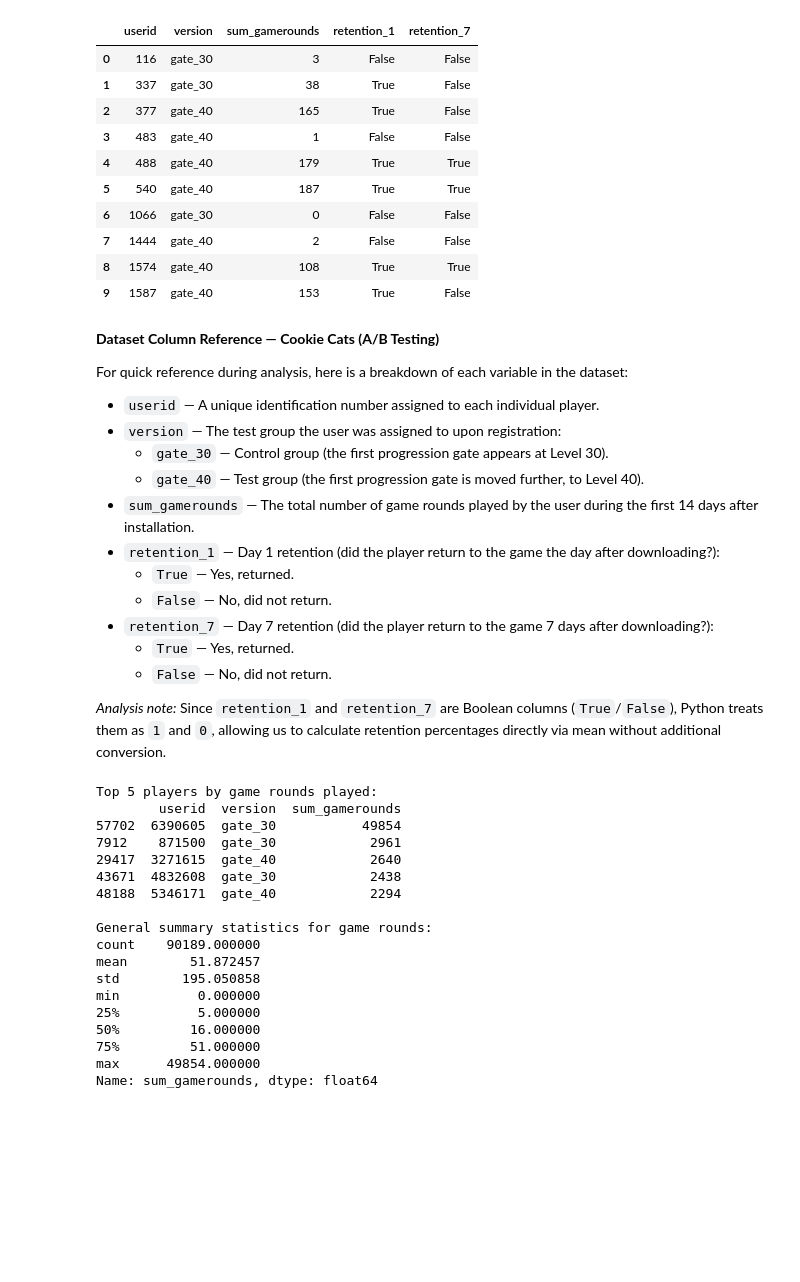
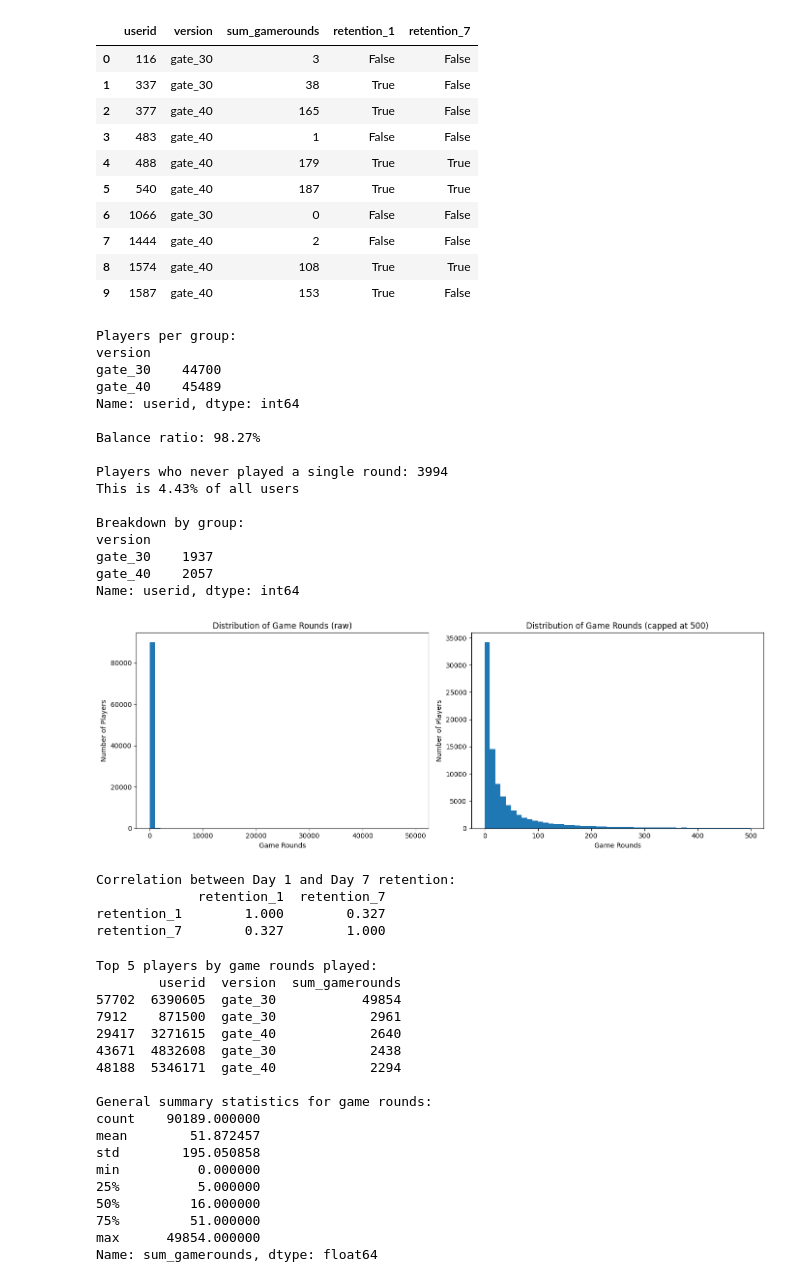
Before and after one commit to tkach-viktoriia/cookie-cats-ab-test, a Jupyter notebook: cookie_cats_ab_test.ipynb, the cells around one changed output. Saved outputs shown, nothing was run; the diff lists cells and outputs as text; code cells hidden in the pictures; blank space fills up the shorter version.

```diff
--- a/cookie_cats_ab_test.ipynb
+++ b/cookie_cats_ab_test.ipynb
@@ -20,24 +20,65 @@ Data loaded successfully! Shape: (90189, 5)
 | 7 | 1444 | gate_40 | 2 | False | False |
 | 8 | 1574 | gate_40 | 108 | True | True |
 | 9 | 1587 | gate_40 | 153 | True | False |
-# %% [markdown]
-**Dataset Column Reference — Cookie Cats (A/B Testing)**
-
-For quick reference during analysis, here is a breakdown of each variable in the dataset:
-
-- `userid` — A unique identification number assigned to each individual player.
-- `version` — The test group the user was assigned to upon registration:
-    - `gate_30` — Control group (the first progression gate appears at Level 30).
-    - `gate_40` — Test group (the first progression gate is moved further, to Level 40).
-- `sum_gamerounds` — The total number of game rounds played by the user during the first 14 days after installation.
-- `retention_1` — Day 1 retention (did the player return to the game the day after downloading?):
-    - `True` — Yes, returned.
-    - `False` — No, did not return.
-- `retention_7` — Day 7 retention (did the player return to the game 7 days after downloading?):
-    - `True` — Yes, returned.
-    - `False` — No, did not return.
-
-*Analysis note:* Since `retention_1` and `retention_7` are Boolean columns (`True`/`False`), Python treats them as `1` and `0`, allowing us to calculate retention percentages directly via mean without additional conversion.
+# %%
+import matplotlib.pyplot as plt
+
+# Group size balance
+group_sizes = df.groupby('version')['userid'].count()
+print("Players per group:")
+print(group_sizes)
+print(f"\nBalance ratio: {group_sizes.min() / group_sizes.max():.2%}")
+
+# Zero-round players
+zero_round = df[df['sum_gamerounds'] == 0]
+print(f"\nPlayers who never played a single round: {len(zero_round)}")
+print(f"This is {len(zero_round) / len(df) * 100:.2f}% of all users")
+print("\nBreakdown by group:")
+print(zero_round.groupby('version')['userid'].count())
+
+# Distribution of game rounds
+fig, axes = plt.subplots(1, 2, figsize=(14, 5))
+
+df['sum_gamerounds'].plot(
+    kind='hist', bins=50, ax=axes[0],
+    title='Distribution of Game Rounds (raw)',
+    xlabel='Game Rounds', ylabel='Number of Players'
+)
+
+df[df['sum_gamerounds'] < 500]['sum_gamerounds'].plot(
+    kind='hist', bins=50, ax=axes[1],
+    title='Distribution of Game Rounds (capped at 500)',
+    xlabel='Game Rounds', ylabel='Number of Players'
+)
+
+plt.tight_layout()
+plt.show()
+
+# Retention correlation
+print("\nCorrelation between Day 1 and Day 7 retention:")
+print(df[['retention_1', 'retention_7']].corr().round(3))
+# %% [output]
+Players per group:
+version
+gate_30    44700
+gate_40    45489
+Name: userid, dtype: int64
+
+Balance ratio: 98.27%
+
+Players who never played a single round: 3994
+This is 4.43% of all users
+
+Breakdown by group:
+version
+gate_30    1937
+gate_40    2057
+Name: userid, dtype: int64
+[figure, added]
+Correlation between Day 1 and Day 7 retention:
+             retention_1  retention_7
+retention_1        1.000        0.327
+retention_7        0.327        1.000
 # %%
 def find_outliers(data, top_n=5):
     # Sort data by game rounds in descending order to find top players
```
Also changed, not shown: parts of 6 cells of this notebook.
